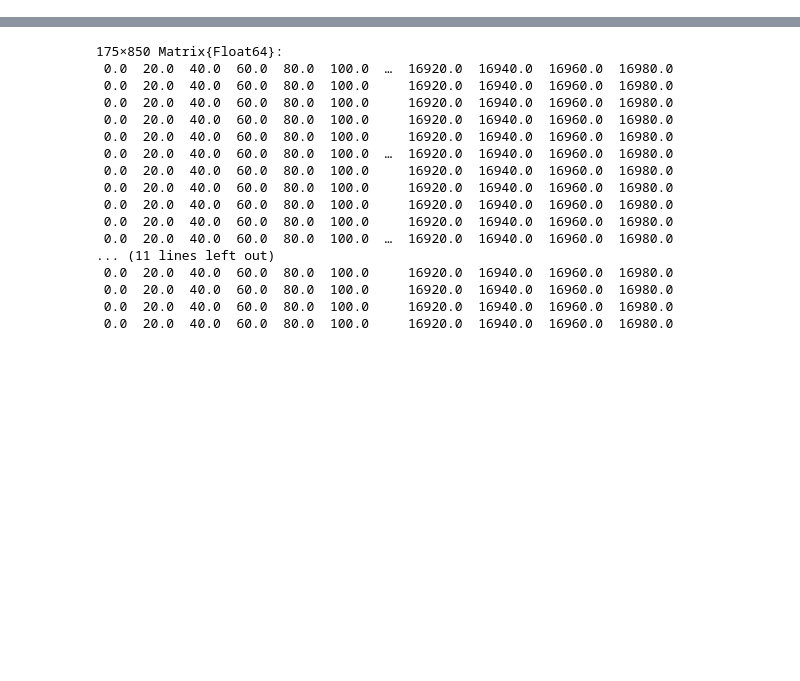
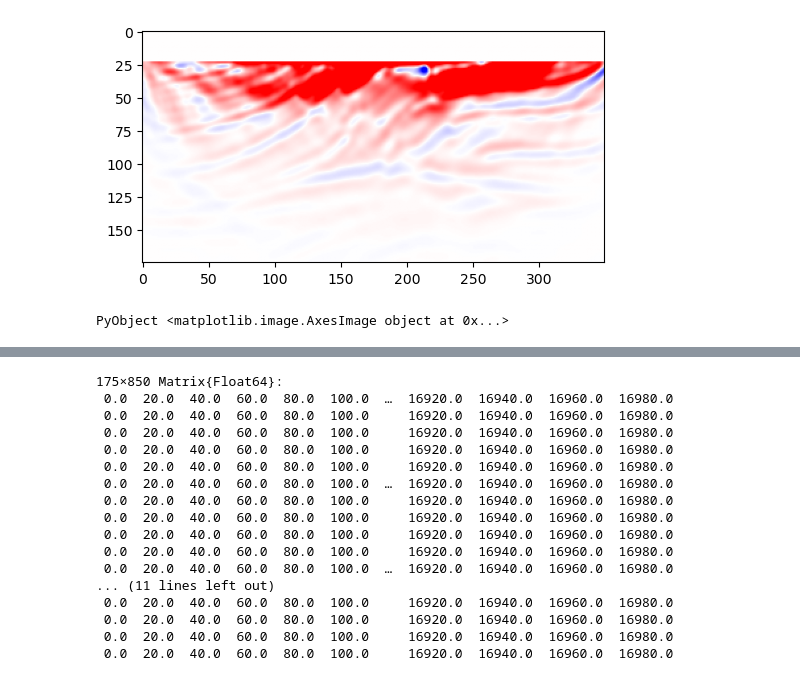
Before and after one commit to zzar43/WaveSolverCUDA, a Jupyter notebook: plot.ipynb, the cells around one changed output, grey strips where cells are left out. Saved outputs shown, nothing was run; the diff lists cells and outputs as text; code cells hidden in the pictures; blank space fills up the shorter version.

```diff
--- a/plot.ipynb
+++ b/plot.ipynb
@@ -3,0 +22,9 @@ using JLD2, HDF5, ImageFiltering
+# %%
+val = maximum(abs.(grad)) * 0.2
+plt.close()
+plt.figure(figsize=(10, 3))
+plt.imshow(reshape(grad, 175, 350), cmap="bwr", clim=(-val, val))
+# plt.colorbar()
+# %% [output]
+[figure, added]
+PyObject <matplotlib.image.AxesImage object at 0x...>
```
Also changed, not shown: parts of 9 cells of this notebook, 6 other files.
